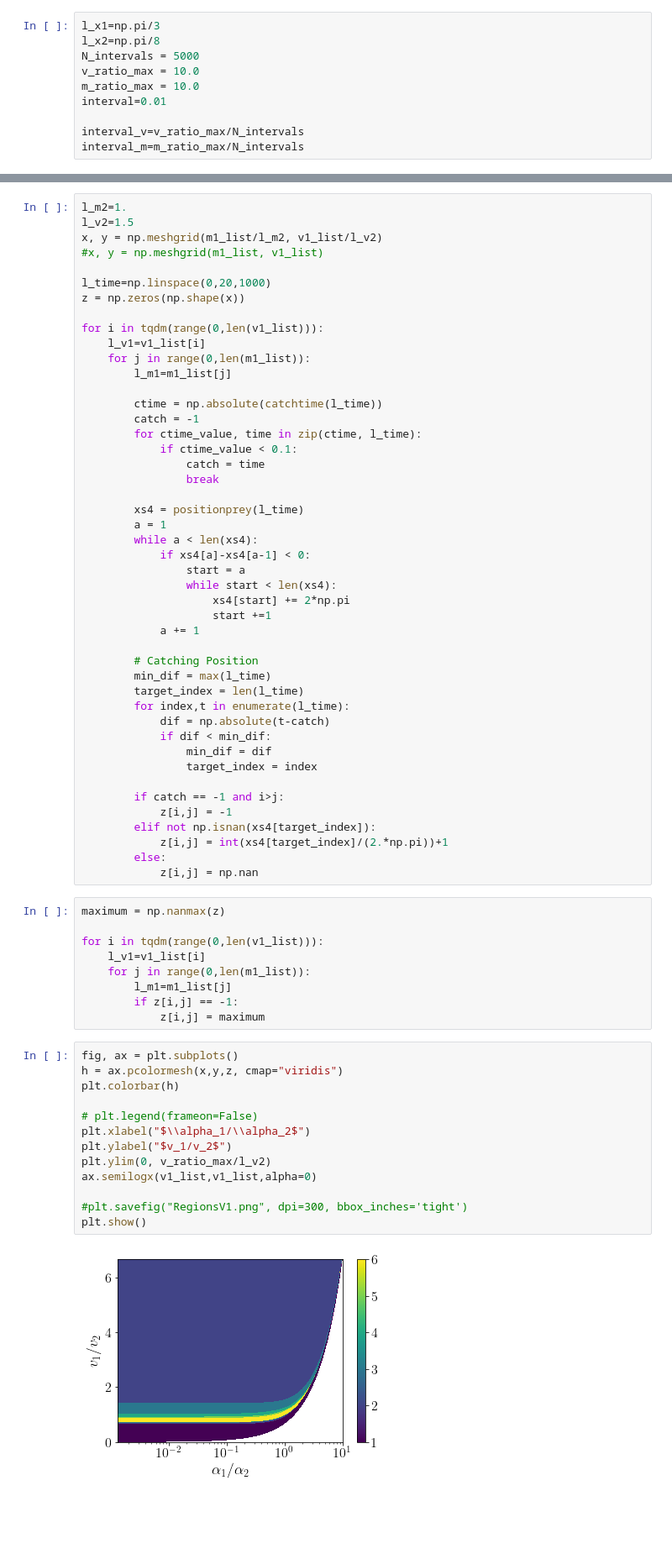
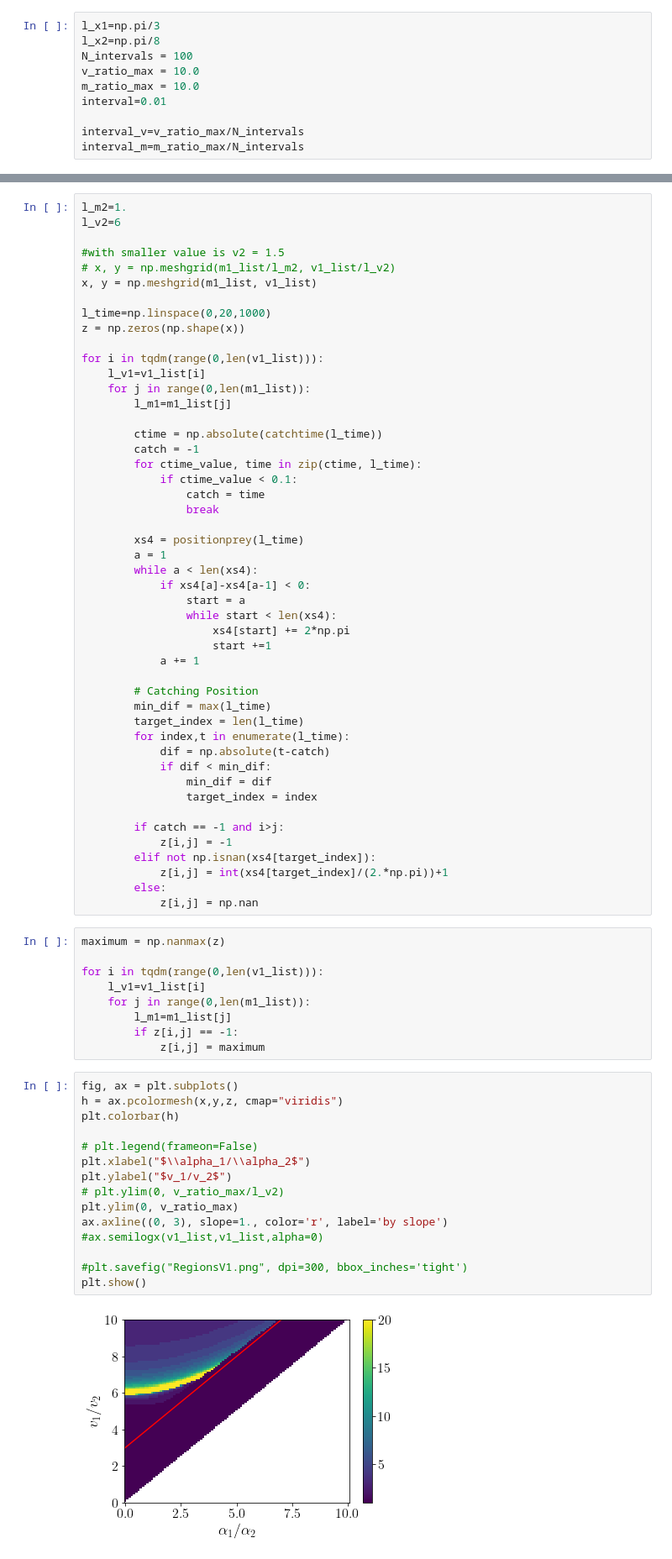
Before and after one commit to hawkerfriedrice/PredPreyDynamicsPeriodicBoundary, a Jupyter notebook: colormap_regions_clean.ipynb, the cells around one changed output, grey strips where cells are left out. Shown at 84% size. Cells and saved outputs as stored; diff of their text form; blank space fills up the shorter version.

```diff
--- a/colormap_regions_clean.ipynb
+++ b/colormap_regions_clean.ipynb
@@ -98,7 +98,7 @@ def catchpos(time):
 # %%
 l_x1=np.pi/3
 l_x2=np.pi/8
-N_intervals = 5000
+N_intervals = 100
 v_ratio_max = 10.0
 m_ratio_max = 10.0
 interval=0.01
@@ -110,9 +110,11 @@ v1_list=np.arange(0.0,v_ratio_max+interval_v,interval_v)
 m1_list=np.arange(0.0,m_ratio_max+interval_m,interval_m)
 # %%
 l_m2=1.
-l_v2=1.5
-x, y = np.meshgrid(m1_list/l_m2, v1_list/l_v2)
-#x, y = np.meshgrid(m1_list, v1_list)
+l_v2=6
+
+#with smaller value is v2 = 1.5
+# x, y = np.meshgrid(m1_list/l_m2, v1_list/l_v2)
+x, y = np.meshgrid(m1_list, v1_list)
 
 l_time=np.linspace(0,20,1000)
 z = np.zeros(np.shape(x))
@@ -166,15 +168,17 @@ for i in tqdm(range(0,len(v1_list))):
 # %%
 fig, ax = plt.subplots()
 h = ax.pcolormesh(x,y,z, cmap="viridis")
 plt.colorbar(h)
 
 # plt.legend(frameon=False)
 plt.xlabel("$\\alpha_1/\\alpha_2$")
 plt.ylabel("$v_1/v_2$")
-plt.ylim(0, v_ratio_max/l_v2)
-ax.semilogx(v1_list,v1_list,alpha=0)
+# plt.ylim(0, v_ratio_max/l_v2)
+plt.ylim(0, v_ratio_max)
+ax.axline((0, 3), slope=1., color='r', label='by slope')
+#ax.semilogx(v1_list,v1_list,alpha=0)
 
 #plt.savefig("RegionsV1.png", dpi=300, bbox_inches='tight')
 plt.show()
 # %% [output]
-[figure, old version]
+[figure, new version]
```
Also changed, not shown: parts of 1 cell of this notebook, 11 other files.
